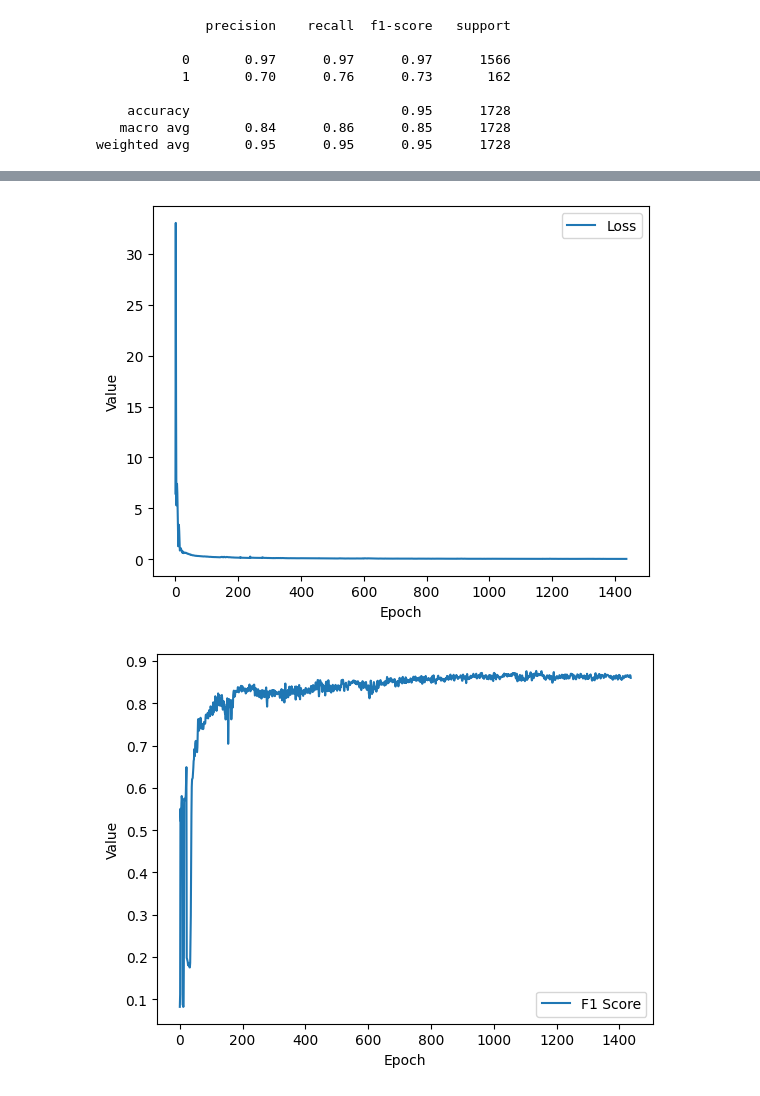
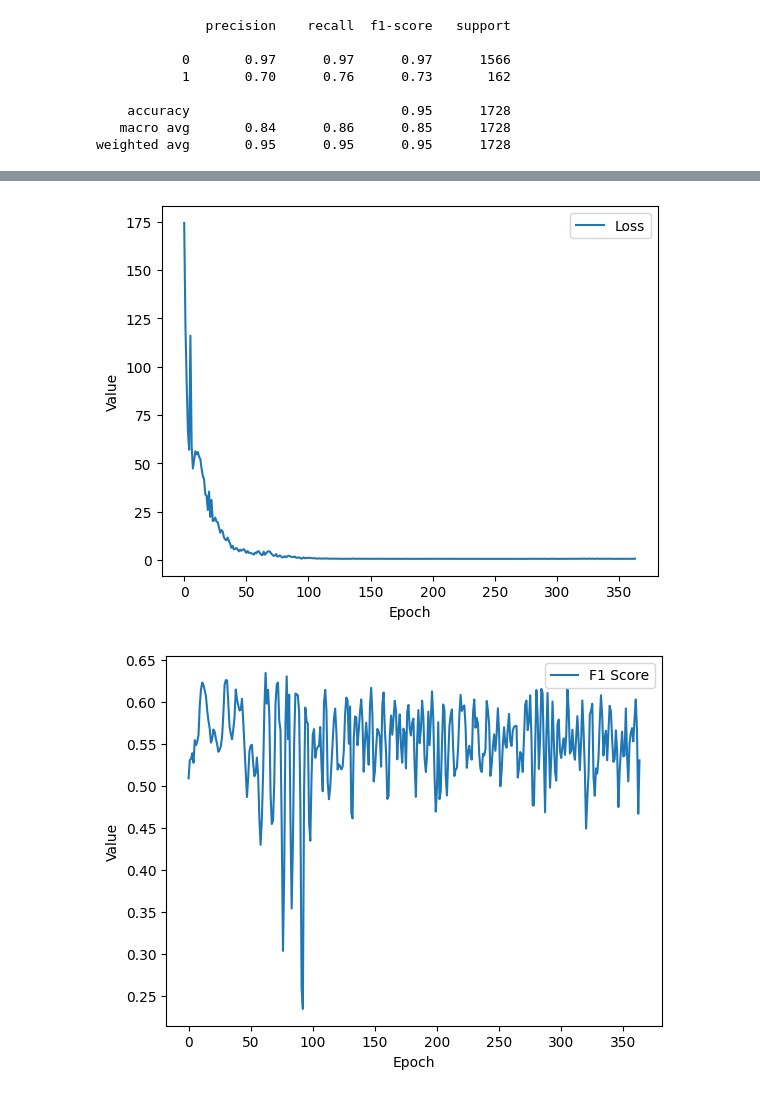
Before and after one commit to joanlafuente/SAE, a Jupyter notebook: Test_PyG.ipynb, the cells around one changed output, grey strips where cells are left out. Cells and saved outputs as stored; diff of their text form; code cells hidden in the pictures.

```diff
--- a/Test_PyG.ipynb
+++ b/Test_PyG.ipynb
@@ -941,3 +977,35 @@ model = GCN()
 model = model.to(device)
 
 graph = graph.to(device)
+# %%
+def loss_fn(proj_1, proj_2):
+    batch_size = proj_1.size(0)
+    temperature = 0.5
+
+    proj_1 = F.normalize(proj_1, dim=-1)
+    proj_2 = F.normalize(proj_2, dim=-1)
+    # [2*B, D]
+    out = torch.cat([proj_1, proj_2], dim=0)
+    # [2*B, 2*B]
+    sim_matrix = torch.exp(torch.mm(out, out.t().contiguous()) /  temperature)
+    # torch.eye() => creates a diagonal matrix ones in the diagonal
+    mask = (torch.ones_like(sim_matrix) - torch.eye(2 * batch_size, device=sim_matrix.device)).bool() # All ones/True except the diagonal
+
+    # [2*B, 2*B-1]
+    # The similaries of the diagonal are removed (Are the maximum always as they are the similary with themselves)
+    sim_matrix = sim_matrix.masked_select(mask).view(2 * batch_size, -1)
+
+    # compute loss
+    pos_sim = torch.exp(torch.sum(proj_1 * proj_2, dim=1) /  temperature)
+
+    # [2*B]
+    pos_sim = torch.cat([pos_sim, pos_sim], dim=0)
+
+    return (-torch.log(pos_sim / (sim_matrix.sum(dim=1)))).sum()/2
+# %%
+optimizer_gcn = torch.optim.AdamW(model.parameters(), lr=0.1, weight_decay=5e-4)
+criterion = loss_fn
+model, loss_hist, metric_hist, precision_hist = train_node_embedder(model, graph, optimizer_gcn, criterion, percentage=0.10, n_epochs=1000)
+
+test_loss = eval_node_embedder(model, graph, graph.test_mask, criterion)
+print(f'Test Acc: {test_loss:.3f}')
@@ -944,7 +1114,13 @@ graph = graph.to(device)
 # %%
-optimizer_gcn = torch.optim.AdamW(model.parameters(), lr=0.01, weight_decay=5e-4)
+# Frozing all the model parameters that are not on the classification head
+for name, param in model.named_parameters():
+    if 'classifier' not in name:
+        param.requires_grad = False
+
+parameters = filter(lambda p: p.requires_grad, model.parameters())
+optimizer_gcn = torch.optim.AdamW(parameters, lr=0.01, weight_decay=5e-4)
 criterion = nn.CrossEntropyLoss(weight=torch.tensor([0.095, 0.905]).to(device))
-model, loss_hist, f1_hist = train_node_classifier(model, graph, optimizer_gcn, criterion)
+model, loss_hist_cls, f1_hist_cls = train_node_classifier(model, graph, optimizer_gcn, criterion, n_epochs=1000)
 
 test_acc, f1, predictions = eval_node_classifier(model, graph, graph.test_mask)
 print(f'Test Acc: {test_acc:.3f}, Test F1: {f1:.3f}')
@@ -987,19 +1141,19 @@ f1_hist.extend(f1_hist2)
 # %%
-plt.plot(loss_hist, label='Loss')
+plt.plot(loss_hist_cls, label='Loss')
 plt.xlabel('Epoch')
 plt.ylabel('Value')
 plt.legend()
 plt.show()
 # %% [output]
-[figure, old version]
+[figure, new version]
 # %%
-plt.plot(f1_hist, label='F1 Score')
+plt.plot(f1_hist_cls, label='F1 Score')
 plt.xlabel('Epoch')
 plt.ylabel('Value')
 plt.legend()
 plt.show()
 # %% [output]
-[figure, old version]
+[figure, new version]
 # %%
 conf_matrix = confusion_matrix(graph.y[graph.test_mask].cpu().numpy(),
                                predictions[graph.test_mask].cpu().numpy())
```
Also changed, not shown: parts of 32 cells of this notebook, 3 other files.
